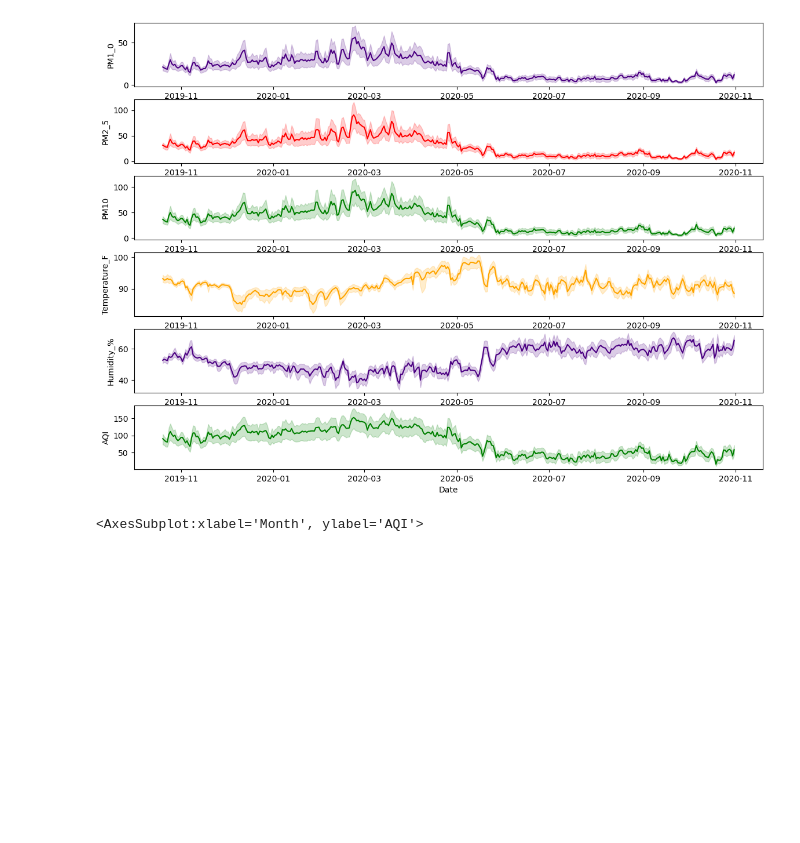
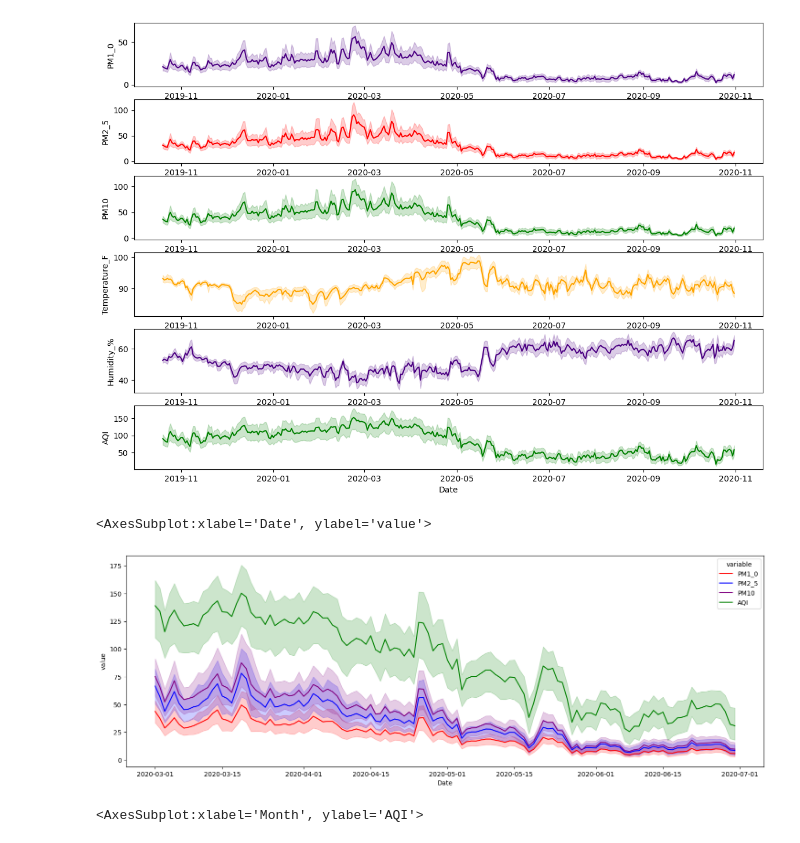
Before and after one commit to V-ivan11/Time-series, a Jupyter notebook: Tareas/4 - EDA en Series de Tiempo.ipynb, the cells around one changed output. Saved outputs shown, nothing was run; the diff lists cells and outputs as text; code cells hidden in the pictures; blank space fills up the shorter version.

```diff
--- a/Tareas/4 - EDA en Series de Tiempo.ipynb
+++ b/Tareas/4 - EDA en Series de Tiempo.ipynb
@@ -98,6 +98,15 @@ sns.lineplot(data=features, x="Date", y="AQI", color = "green", ax = axs[5])
 # %% [output]
 <AxesSubplot:xlabel='Date', ylabel='AQI'>
 [figure]
+# %%
+plt.figure(figsize=(18,6))
+data_hot = features[features["Season"] == "Hot Season"]
+sns.lineplot(x = 'Date', y = 'value', hue = 'variable',
+    data = pd.melt(data_hot[['PM1_0', 'PM2_5', 'PM10', 'AQI', 'Date']], ['Date']),
+    palette=['red', 'blue', 'purple', 'green'])
+# %% [output]
+<AxesSubplot:xlabel='Date', ylabel='value'>
+[figure, added]
 # %%
 plt.figure(figsize=(20,8))
 sns.lineplot(x="Month", y="AQI", hue="Center", data=features, palette="Paired")
```
Also changed, not shown: parts of 11 cells of this notebook, 1 other file.
